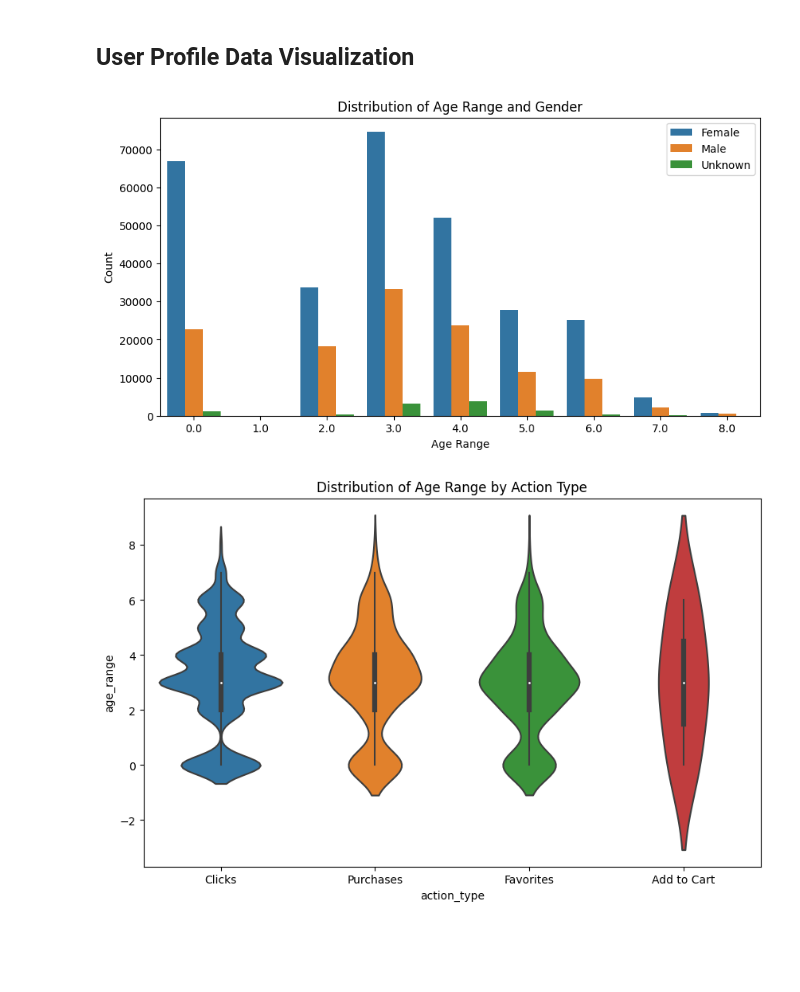
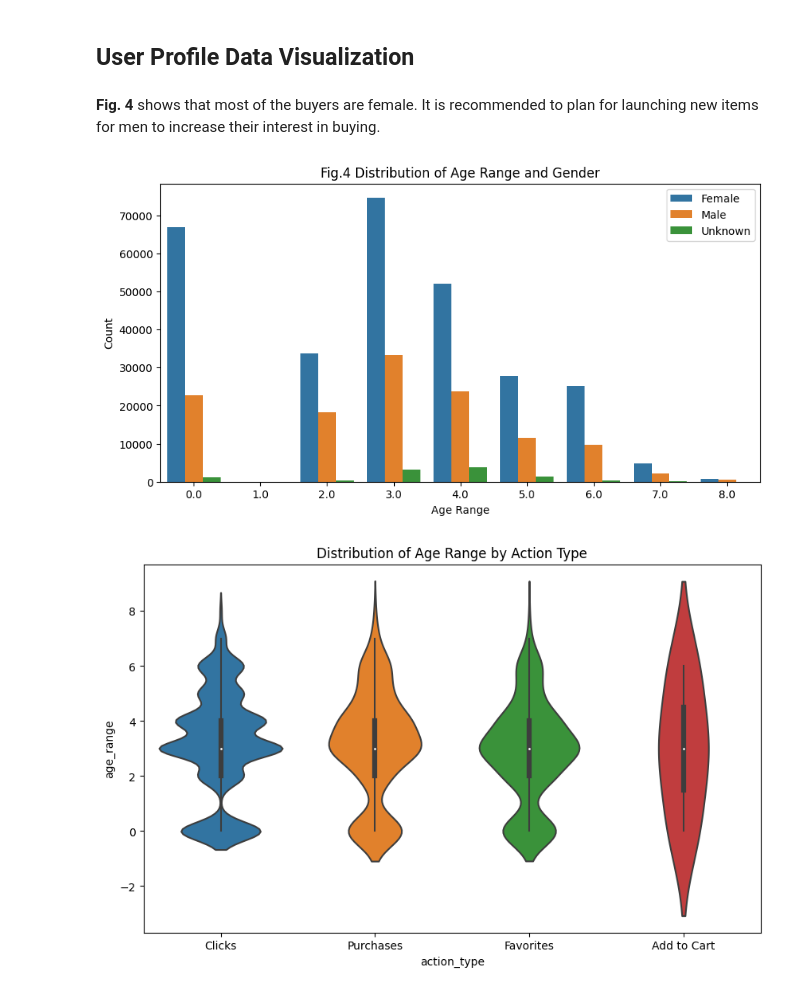
Before and after one commit to CaptainComputer1/CECS550Project, a Jupyter notebook: EM_PR_Final_DataVis.ipynb, the cells around one changed output. Drawn from its saved outputs; the diff is of its cells as text; code cells hidden in the pictures; blank space fills up the shorter version.

```diff
--- a/EM_PR_Final_DataVis.ipynb
+++ b/EM_PR_Final_DataVis.ipynb
@@ -123,18 +129,20 @@ plt.show()
 [figure]
 # %% [markdown]
 ## User Profile Data Visualization
+# %% [markdown]
+**Fig. 4** shows that most of the buyers are female. It is recommended to plan for launching new items for men to increase their interest in buying.
 # %%
 # Bar - to visualize distribution of age range and gender
 plt.figure(figsize=(10, 5))
 sns.countplot(x='age_range', hue='gender', data=user_info)
-plt.title('Distribution of Age Range and Gender')
+plt.title('Fig.4 Distribution of Age Range and Gender')
 plt.xlabel('Age Range')
 plt.ylabel('Count')
 plt.legend(['Female', 'Male', 'Unknown'])
 
 plt.show()
 # %% [output]
-[figure, old version]
+[figure, new version]
 # %%
 # Violin plot - to show age range distribution by action type
 plt.figure(figsize=(10, 6))
```
Also changed, not shown: parts of 10 cells of this notebook.
